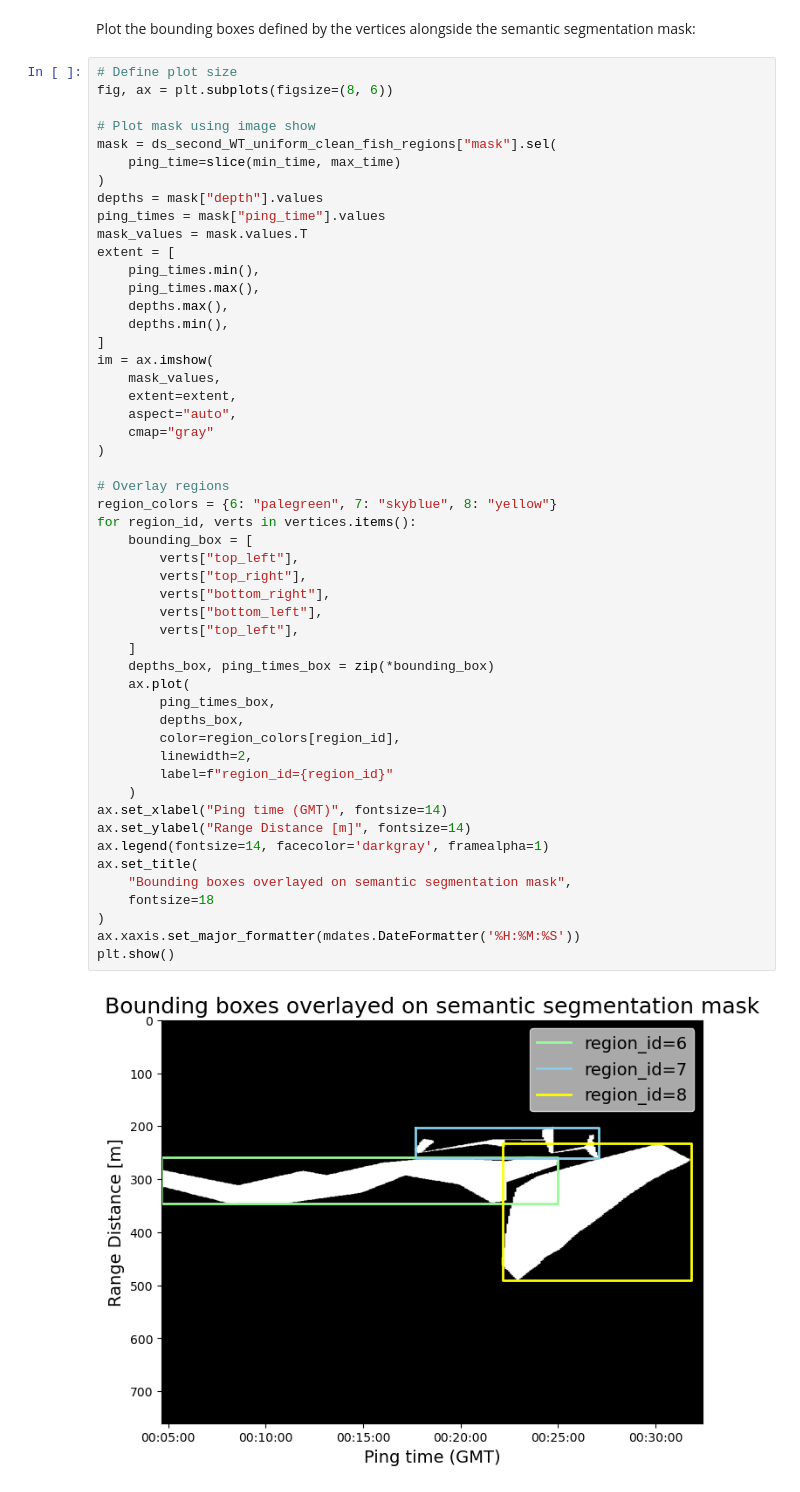
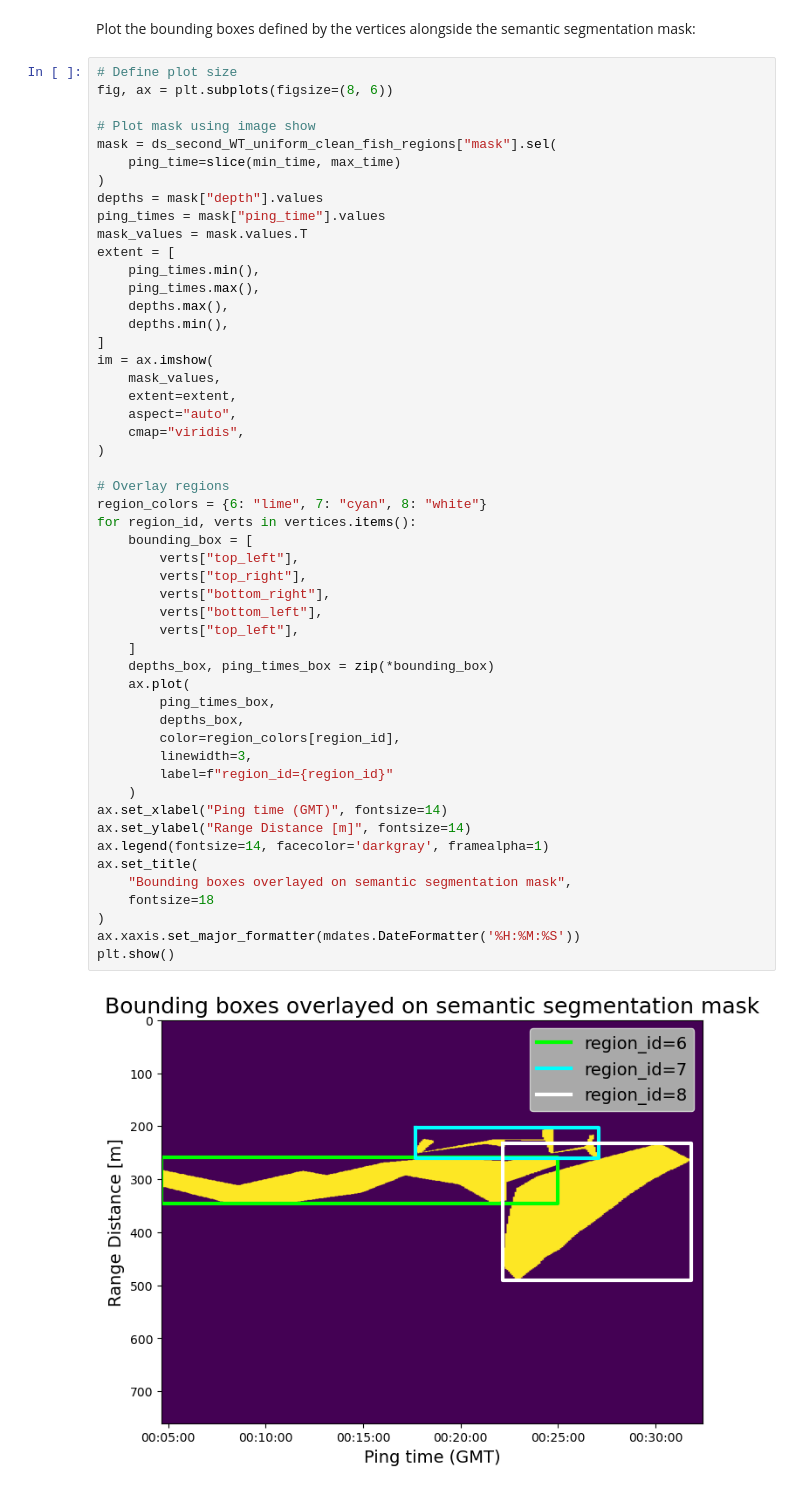
Before and after one commit to OSOceanAcoustics/echopype-examples, a Jupyter notebook: notebooks/single_transect_data_organization.ipynb, the cells around one changed output. Cells and saved outputs as stored; diff of their text form.

```diff
--- a/notebooks/single_transect_data_organization.ipynb
+++ b/notebooks/single_transect_data_organization.ipynb
@@ -1084,38 +1080,38 @@ im = ax.imshow(
     mask_values,
     extent=extent,
     aspect="auto",
-    cmap="gray"
+    cmap="viridis",
 )
 
 # Overlay regions
-region_colors = {6: "palegreen", 7: "skyblue", 8: "yellow"}
+region_colors = {6: "lime", 7: "cyan", 8: "white"}
 for region_id, verts in vertices.items():
     bounding_box = [
         verts["top_left"],
         verts["top_right"],
         verts["bottom_right"],
         verts["bottom_left"],
         verts["top_left"],
     ]
     depths_box, ping_times_box = zip(*bounding_box)
     ax.plot(
         ping_times_box,
         depths_box,
         color=region_colors[region_id],
-        linewidth=2,
+        linewidth=3,
         label=f"region_id={region_id}"
     )
 ax.set_xlabel("Ping time (GMT)", fontsize=14)
 ax.set_ylabel("Range Distance [m]", fontsize=14)
 ax.legend(fontsize=14, facecolor='darkgray', framealpha=1)
 ax.set_title(
     "Bounding boxes overlayed on semantic segmentation mask",
     fontsize=18
 )
 ax.xaxis.set_major_formatter(mdates.DateFormatter('%H:%M:%S'))
 plt.show()
 # %% [output]
-[figure, old version]
+[figure, new version]
 # %%
 from datetime import datetime, timezone
 
```
Also changed, not shown: parts of 20 cells of this notebook.
